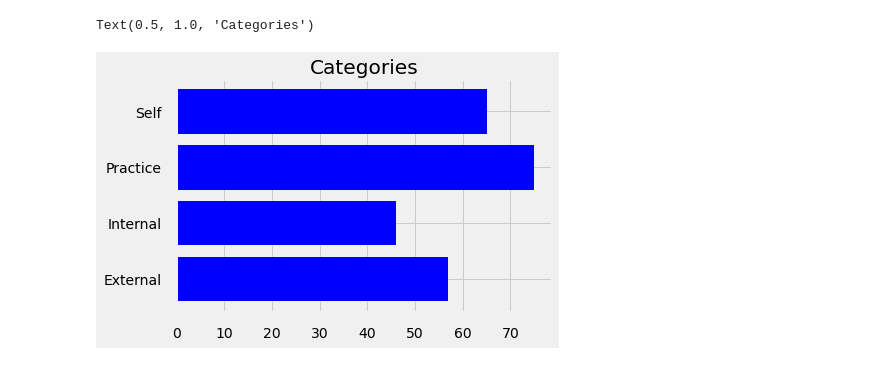
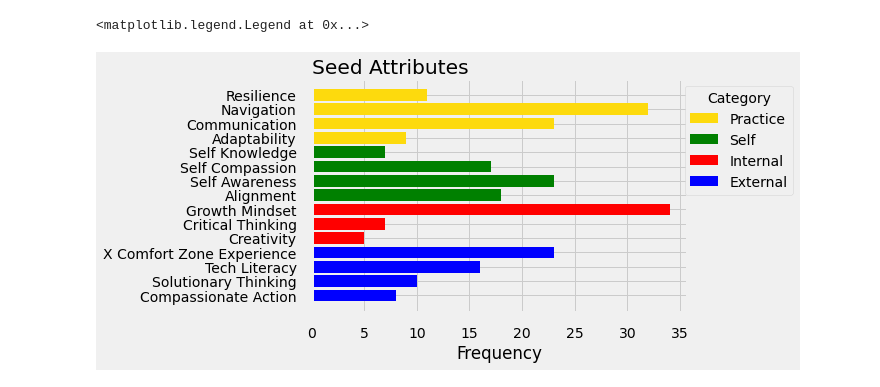
Before and after one commit to caydenw21/BloomRadius, a Jupyter notebook: week1Vis.ipynb, the cells around one changed output. Saved outputs shown, nothing was run; the diff lists cells and outputs as text; code cells hidden in the pictures.

```diff
--- a/week1Vis.ipynb
+++ b/week1Vis.ipynb
@@ -78,9 +56,0 @@ Text(0.0, 1.0, 'Seed Attributes')
-# %%
-fig, ax = plots.subplots()
-attributeCount = seeds['Category'].value_counts().sort_index()
-plots.barh(attributeCount.index, attributeCount.values, color='b')
-ax.tick_params(axis='both', which='major', pad=15)
-plots.title('Categories', pad=5)
-# %% [output]
-Text(0.5, 1.0, 'Categories')
-[figure, removed]
@@ -86,0 +60,20 @@ Text(0.5, 1.0, 'Categories')
+# %%
+attributeCount = seeds['Attribute'].value_counts().to_frame().rename(columns={'Attribute':'Count'})
+attributeCount['Attribute'] = attributeCount.index
+attributeCount = attributeCount.sort_values('Attribute').reset_index(drop=True)
+attributeCount['Category'] = uniqueSeeds['Category']
+attributeCount = attributeCount[['Attribute','Category','Count']].sort_values('Category').reset_index(drop=True)
+# %%
+fig, ax = plots.subplots()
+plots.barh(attributeCount[attributeCount['Category'] == 'External']['Attribute'], attributeCount[attributeCount['Category'] == 'External']['Count'], color='b', label='External')
+plots.barh(attributeCount[attributeCount['Category'] == 'Internal']['Attribute'], attributeCount[attributeCount['Category'] == 'Internal']['Count'], color='r', label='Internal')
+plots.barh(attributeCount[attributeCount['Category'] == 'Self']['Attribute'], attributeCount[attributeCount['Category'] == 'Self']['Count'], color='g', label='Self')
+plots.barh(attributeCount[attributeCount['Category'] == 'Practice']['Attribute'], attributeCount[attributeCount['Category'] == 'Practice']['Count'], color='#FDDA0D', label='Practice')
+ax.tick_params(axis='both', which='major', pad=15)
+plots.xlabel('Frequency')
+plots.title('Seed Attributes', loc='left',pad=5)
+handles, labels = ax.get_legend_handles_labels()
+ax.legend(handles[::-1], labels[::-1], title='Category', bbox_to_anchor=(1.3, 1), loc='upper right')
+# %% [output]
+<matplotlib.legend.Legend at 0x...>
+[figure, added]
```
Also changed, not shown: parts of 5 cells of this notebook.
